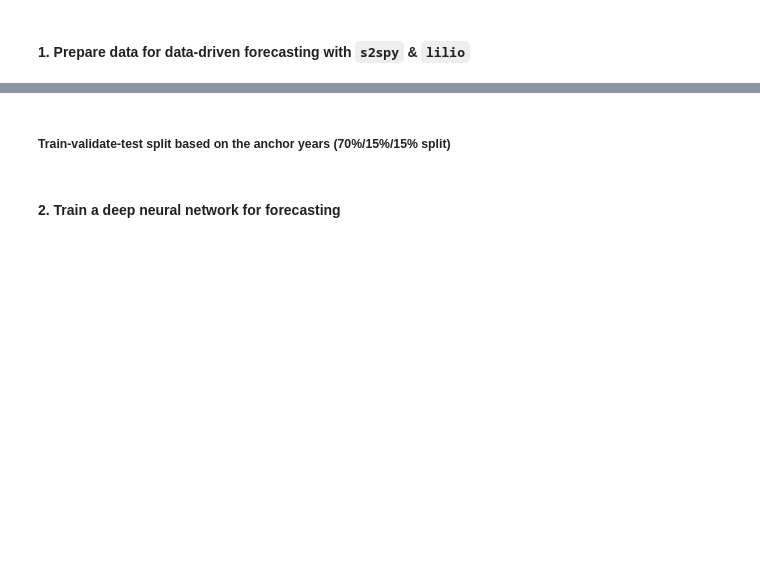
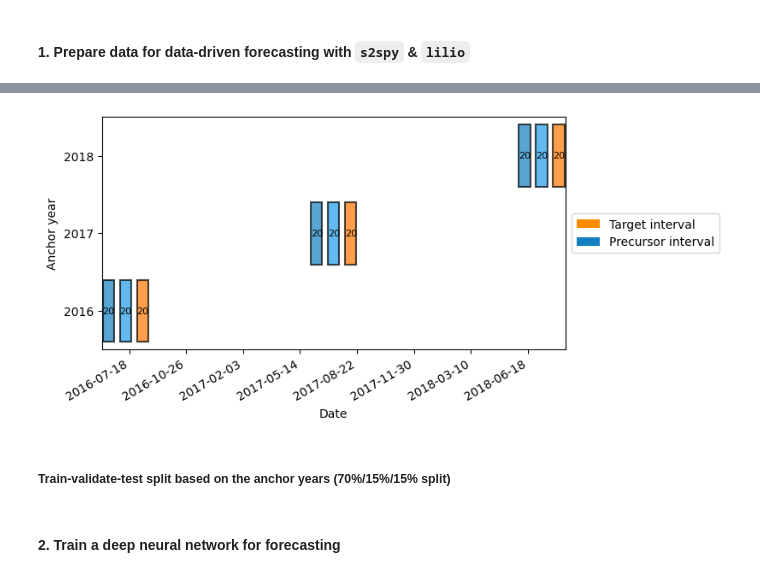
Before and after one commit to AI4S2S/cookbook, a Jupyter notebook: workflow/demo.ipynb, the cells around one changed output, grey strips where cells are left out. Cells and saved outputs as stored; diff of their text form; code cells hidden in the pictures; blank space fills up the shorter version.

```diff
--- a/workflow/demo.ipynb
+++ b/workflow/demo.ipynb
@@ -28,20 +46,17 @@ torch.manual_seed(0)
 # %%
 # create custom calendar based on the time of interest
 calendar = lilio.Calendar(anchor="08-01", allow_overlap=True)
 # add target periods
 calendar.add_intervals("target", length="20d")
 # add precursor periods
-periods_of_interest = 6
+periods_of_interest = 2
 calendar.add_intervals("precursor", "20d", gap="10d", n=periods_of_interest)
-
-# load example data
-data_folder = '~/AI4S2S/data'
-precursor_field = xr.open_dataset(Path(data_folder, 'sst_daily_1979-2018_5deg_Pacific_175_240E_25_50N.nc'))
-target_field = xr.open_dataset(Path(data_folder,'tf5_nc5_dendo_80d77.nc'))
 
 # map calendar to data
 calendar.map_to_data(precursor_field)
 calendar.visualize(show_length=True)
+# %% [output]
+[figure, added]
 # %% [markdown]
 ##### Train-validate-test split based on the anchor years (70%/15%/15% split)
 # %%
```
Also changed, not shown: parts of 11 cells of this notebook.
